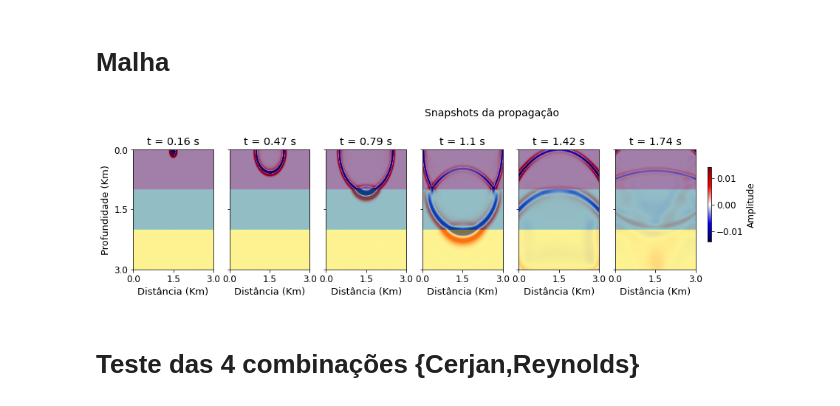
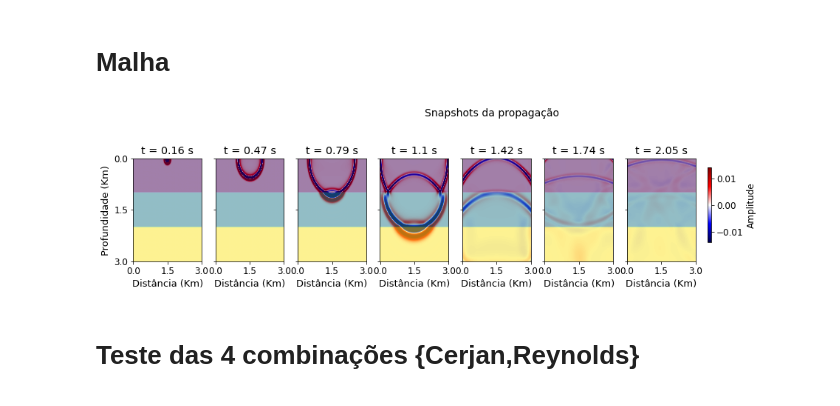
Before and after one commit to thiago-carneiro/mestrado, a Jupyter notebook: procSinais/modelagem.ipynb, the cells around one changed output. Drawn from its saved outputs; the diff is of its cells as text; code cells hidden in the pictures.

```diff
--- a/procSinais/modelagem.ipynb
+++ b/procSinais/modelagem.ipynb
@@ -310,20 +310,18 @@ class malha():
         plt.show()
 
 
-    def plot_snaps(self):
+    def plot_snaps(self, n_plots=6):
          ## Eixos em dimensões reais
         scaleX = 1.0 / 1000
         scaleZ = 1.0 / 1000
 
-        Xmin = (0 * self.h) * scaleX
         Xmax = (self.mod.Nx * self.h - 2*self.mod.Na*self.h) * scaleX
-        Zmin = (0 * self.h) * scaleZ
         Zmax = (self.mod.Nz * self.h - 2*self.mod.Na*self.h) * scaleZ
 
         # Definição dos snapshots/instantes de propagação/cortes que serão exibidos na imagem.
         # Todos os snapshots estão contidos na matriz 3D P_snaps[nsnaps,Nzz,Nxx]
         plot_snaps=np.arange(1,self.nsnaps,2) # vetor para seleção apenas dos índices ímpares do número total e snapshots, nsnaps
-        plot_snaps=plot_snaps[:6] # seleção dos 6 primeiros elementos do vetor de índices ímpares criado anteriormente
+        plot_snaps=plot_snaps[:n_plots] # seleção dos 6 primeiros elementos do vetor de índices ímpares criado anteriormente
         snaps_t=self.snaps_t[plot_snaps] # seleção instantes de propagação que serão exibidos na imagem, de acordo com os 6 índices selecionados
         snap_time = np.round(snaps_t*self.fnt.dt,2) # conversão do instantes de propagação da escala discreta em passos de tempo para escala contínua em segundos
 
@@ -331,93 +329,46 @@ class malha():
         # A amplitude máxima é obtidda a partir do máximo detectado nas snapshots registradas da modelagem SEM tratamento nas bordas
         # estas snapshots estão contidas no argumento P_snaps_ref[nsnaps,Nzz,Nxx] que também é passado para (R11)
         max_snap = np.max(np.abs(self.P_snaps))
 
         plt.rcParams['xtick.bottom'] = True
         plt.rcParams['xtick.labelbottom'] = True
         plt.rcParams['xtick.top'] = False
         plt.rcParams['xtick.labeltop'] = False
 
         plt.rc('xtick', labelsize=12)
         plt.rc('ytick', labelsize=12)
         plt.rcParams.update({'font.size':12})
 
         ## Formatação do gráfico
-        fig, (ax0,ax1,ax2,ax3,ax4,ax5) = plt.subplots(nrows=1,ncols=6,figsize=(18,4),sharey=True)
-        ax0.set_ylabel('Profundidade (Km)', fontsize=13)
-        ax0.set_yticks([0,int((self.mod.Nz-2*self.mod.Na)/2)-1,(self.mod.Nz-2*self.mod.Na)-1])
-        ax0.set_yticklabels(np.round(np.linspace(0,(Zmax),num=3),1))
+        fig, ax = plt.subplots(nrows=1,ncols=n_plots,figsize=(18,4),sharey=True)
+        ax[0].set_ylabel('Profundidade (Km)', fontsize=13)
+        ax[0].set_yticks([0,int((self.mod.Nz-2*self.mod.Na)/2)-1,(self.mod.Nz-2*self.mod.Na)-1])
+        ax[0].set_yticklabels(np.round(np.linspace(0,(Zmax),num=3),1))
 
         # Título geral da imagem
         fig.suptitle('Snapshots da propagação', fontsize=14)
 
-        # Exibição do modelo de velocidade e snapshot do primeiro instante de propagação selecionado
-        ax0.imshow(self.P_snaps[plot_snaps[0],self.mod.Na:self.mod.Nz-self.mod.Na,self.mod.Na:self.mod.Nx-self.mod.Na], cmap='seismic', vmin=-max_snap*5**(-1), vmax=max_snap*5**(-1),aspect=1.5)
-        ax0.imshow(self.mod.vp[self.mod.Na:self.mod.Nz-self.mod.Na,self.mod.Na:self.mod.Nx-self.mod.Na],aspect=1.5,alpha=0.5)
-
-        # Exibição do modelo de velocidade e snapshot do segundo instante de propagação selecionado
-        ax1.imshow(self.P_snaps[plot_snaps[1],self.mod.Na:self.mod.Nz-self.mod.Na,self.mod.Na:self.mod.Nx-self.mod.Na], cmap='seismic', vmin=-max_snap*5**(-1), vmax=max_snap*5**(-1),aspect=1.5)
-        ax1.imshow(self.mod.vp[self.mod.Na:self.mod.Nz-self.mod.Na,self.mod.Na:self.mod.Nx-self.mod.Na],aspect=1.5,alpha=0.5)
-
-        # Exibição do modelo de velocidade e snapshot do terceiro instante de propagação selecionado
-        ax2.imshow(self.P_snaps[plot_snaps[2],self.mod.Na:self.mod.Nz-self.mod.Na,self.mod.Na:self.mod.Nx-self.mod.Na], cmap='seismic', vmin=-max_snap*5**(-1), vmax=max_snap*5**(-1),aspect=1.5)
-        ax2.imshow(self.mod.vp[self.mod.Na:self.mod.Nz-self.mod.Na,self.mod.Na:self.mod.Nx-self.mod.Na],aspect=1.5,alpha=0.5)
-
-        # Exibição do modelo de velocidade e snapshot do quarto instante de propagação selecionado
-        ax3.imshow(self.P_snaps[plot_snaps[3],self.mod.Na:self.mod.Nz-self.mod.Na,self.mod.Na:self.mod.Nx-self.mod.Na], cmap='seismic', vmin=-max_snap*5**(-1), vmax=max_snap*5**(-1),aspect=1.5)
-        ax3.imshow(self.mod.vp[self.mod.Na:self.mod.Nz-self.mod.Na,self.mod.Na:self.mod.Nx-self.mod.Na],aspect=1.5,alpha=0.5)
-
-        # Exibição do modelo de velocidade e snapshot do quinto instante de propagação selecionado
-        im=ax4.imshow(self.P_snaps[plot_snaps[4],self.mod.Na:self.mod.Nz-self.mod.Na,self.mod.Na:self.mod.Nx-self.mod.Na], cmap='seismic', vmin=-max_snap*10**(-1), vmax=max_snap*10**(-1),aspect=1.5)
-        ax4.imshow(self.mod.vp[self.mod.Na:self.mod.Nz-self.mod.Na,self.mod.Na:self.mod.Nx-self.mod.Na],aspect=1.5,alpha=0.5)
-
-        # Exibição do modelo de velocidade e snapshot do sexto instante de propagação selecionado
-        im=ax5.imshow(self.P_snaps[plot_snaps[5],self.mod.Na:self.mod.Nz-self.mod.Na,self.mod.Na:self.mod.Nx-self.mod.Na], cmap='seismic', vmin=-max_snap*10**(-1), vmax=max_snap*10**(-1),aspect=1.5)
-        ax5.imshow(self.mod.vp[self.mod.Na:self.mod.Nz-self.mod.Na,self.mod.Na:self.mod.Nx-self.mod.Na],aspect=1.5,alpha=0.5)
-
-        # Formatação das legendas de cada snapshot
-        ax0.set_title("t = {} s".format(snap_time[0]))
-        ax0.set_xlabel('Distância (Km)', fontsize=13)
-        ax0.set_xticks([0,int((self.mod.Nx-2*self.mod.Na)/2),self.mod.Nx-2*self.mod.Na])
-        ax0.set_xticklabels(np.round(np.linspace(0,(Xmax),num=3),1))
-
-        ax1.set_title("t = {} s".format(snap_time[1]))
-        ax1.set_xlabel('Distância (Km)', fontsize=13)
-        ax1.set_xticks([0,int((self.mod.Nx-2*self.mod.Na)/2),self.mod.Nx-2*self.mod.Na])
-        ax1.set_xticklabels(np.round(np.linspace(0,(Xmax),num=3),1))
-
-        ax2.set_title("t = {} s".format(snap_time[2]))
-        ax2.set_xlabel('Distância (Km)', fontsize=13)
-        ax2.set_xticks([0,int((self.mod.Nx-2*self.mod.Na)/2),self.mod.Nx-2*self.mod.Na])
-        ax2.set_xticklabels(np.round(np.linspace(0,(Xmax),num=3),1))
-
-        ax3.set_title("t = {} s".format(snap_time[3]))
-        ax3.set_xlabel('Distância (Km)', fontsize=13)
-        ax3.set_xticks([0,int((self.mod.Nx-2*self.mod.Na)/2),self.mod.Nx-2*self.mod.Na])
-        ax3.set_xticklabels(np.round(np.linspace(0,(Xmax),num=3),1))
-
-        ax4.set_title("t = {} s".format(snap_time[4]))
-        ax4.set_xlabel('Distância (Km)', fontsize=13)
-        ax4.set_xticks([0,int((self.mod.Nx-2*self.mod.Na)/2),self.mod.Nx-2*self.mod.Na])
-        ax4.set_xticklabels(np.round(np.linspace(0,(Xmax),num=3),1))
-
-        ax5.set_title("t = {} s".format(snap_time[5]))
-        ax5.set_xlabel('Distância (Km)', fontsize=13)
-        ax5.set_xticks([0,int((self.mod.Nx-2*self.mod.Na)/2),self.mod.Nx-2*self.mod.Na])
-        ax5.set_xticklabels(np.round(np.linspace(0,(Xmax),num=3),1))
+        for i in range(len(ax)):
+            im=ax[i].imshow(self.P_snaps[plot_snaps[i],self.mod.Na:self.mod.Nz-self.mod.Na,self.mod.Na:self.mod.Nx-self.mod.Na], cmap='seismic', vmin=-max_snap*10**(-1), vmax=max_snap*10**(-1),aspect=1.5)
+            ax[i].imshow(self.mod.vp[self.mod.Na:self.mod.Nz-self.mod.Na,self.mod.Na:self.mod.Nx-self.mod.Na],aspect=1.5,alpha=0.5)
+            ax[i].set_title("t = {} s".format(snap_time[i]))
+            ax[i].set_xlabel('Distância (Km)', fontsize=13)
+            ax[i].set_xticks([0,int((self.mod.Nx-2*self.mod.Na)/2),self.mod.Nx-2*self.mod.Na])
+            ax[i].set_xticklabels(np.round(np.linspace(0,(Xmax),num=3),1))
 
         # Configuração da barra de cores que representa as faixa de valores das amplitudes do campo de onda
         fig.subplots_adjust(right=0.7125)
         cbar_ax = fig.add_axes([0.825, 0.35, 0.1, 0.35])
         cbar_ax.set_yticks([])
         cbar_ax.set_xticks([])
         cbar_ax.axis("off")
         cbar = fig.colorbar(im, ax=cbar_ax, fraction=2, pad=0.005, label='Amplitude')
 
         plt.show()
 #malha(modelo_paralelas(),fonte_sismica(),cerjan=True,reynolds=True).modelagem().plot(remover_onda_direta=True)
-malha(modelo_paralelas(),fonte_sismica(),cerjan=True,reynolds=True).modelagem().plot_snaps()
+malha(modelo_paralelas(),fonte_sismica(),cerjan=True,reynolds=True).modelagem().plot_snaps(7)
 # %% [output]
-[figure, old version]
+[figure, new version]
 # %% [markdown]
 # Teste das 4 combinações {Cerjan,Reynolds}
 # %%
```
Also changed, not shown: parts of 4 cells of this notebook.
